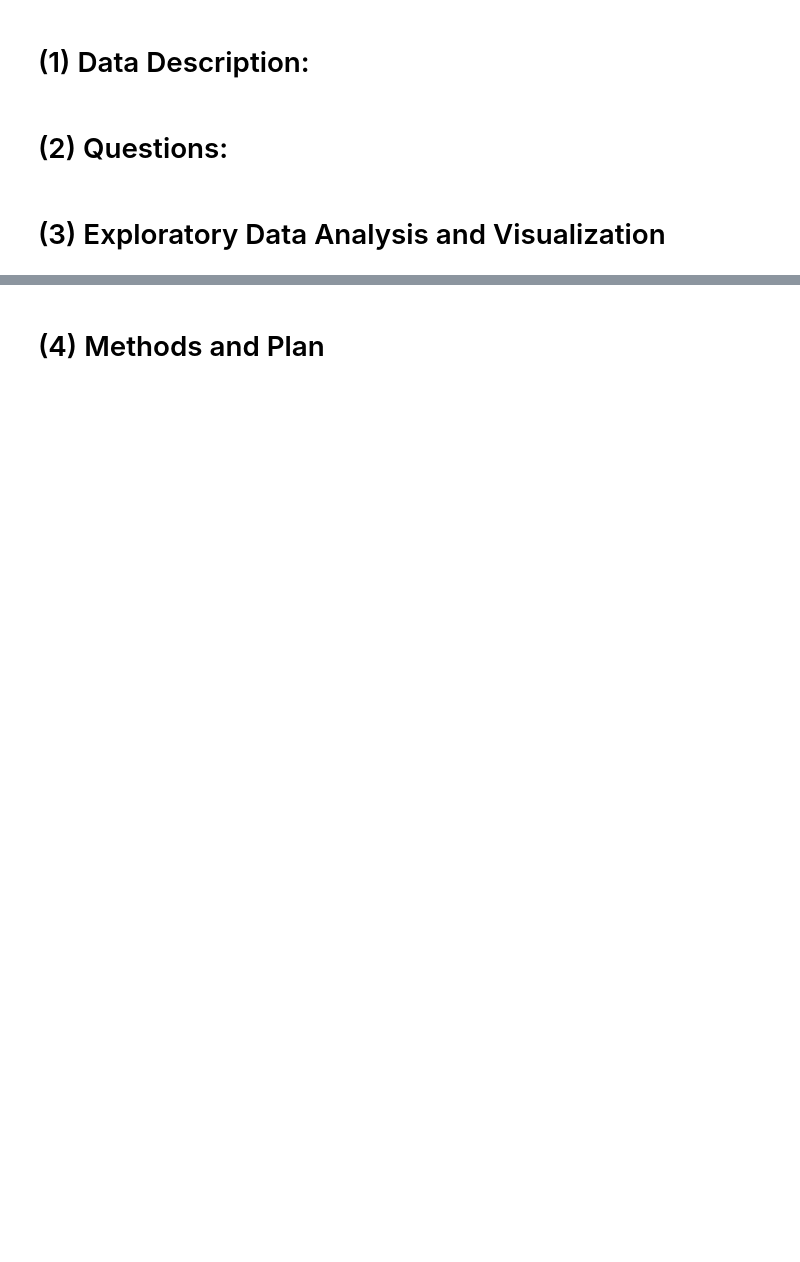
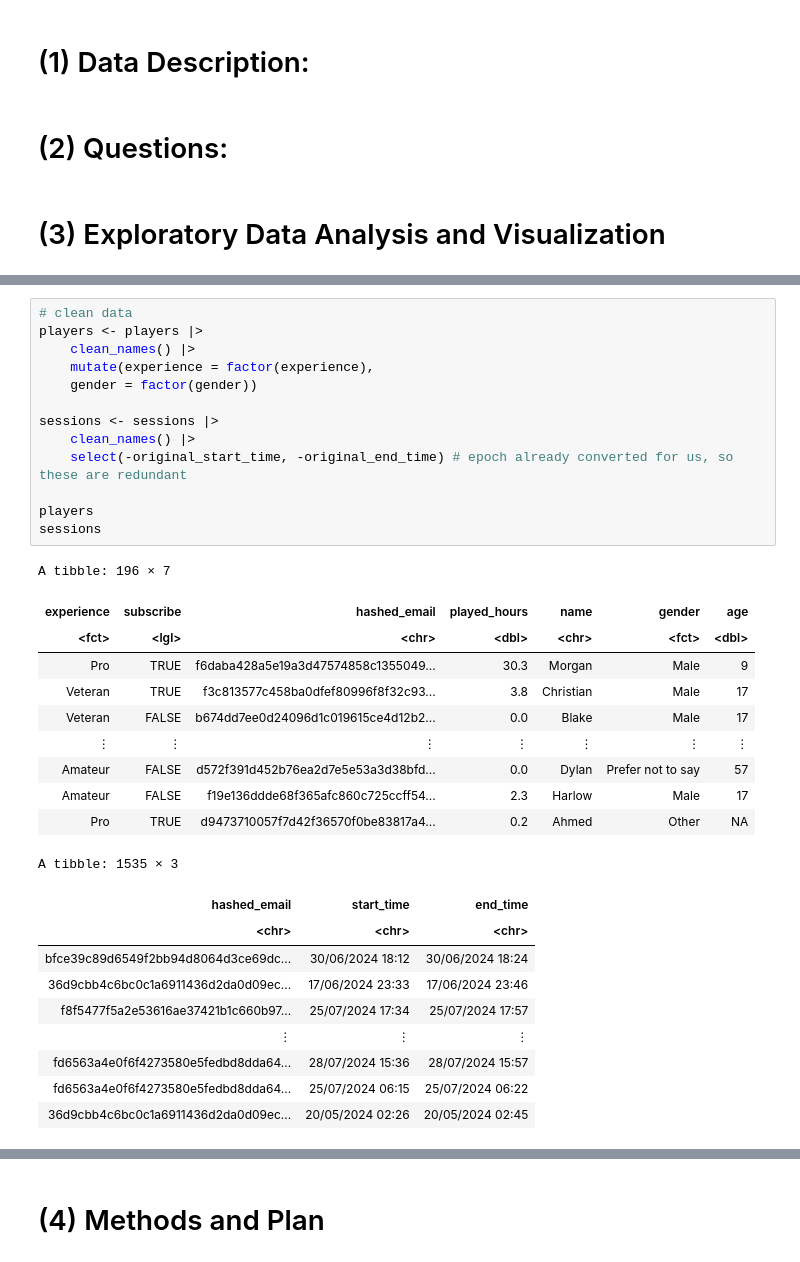
Before and after one commit to peteseta/dsci-100-project, a Jupyter notebook: planning-report.ipynb, the cells around one changed output, grey strips where cells are left out. Saved outputs shown, nothing was run; the diff lists cells and outputs as text; blank space fills up the shorter version.

```diff
--- a/planning-report.ipynb
+++ b/planning-report.ipynb
@@ -31,0 +75,34 @@ sessions
+# %%
+# clean data
+players <- players |>
+    clean_names() |>
+    mutate(experience = factor(experience),
+    gender = factor(gender))
+
+sessions <- sessions |>
+    clean_names() |>
+    select(-original_start_time, -original_end_time) # epoch already converted for us, so these are redundant
+
+players
+sessions
+# %% [output]
+A tibble: 196 × 7
+| experience | subscribe | hashed_email | played_hours | name | gender | age |
+| <fct> | <lgl> | <chr> | <dbl> | <chr> | <fct> | <dbl> |
+| Pro | TRUE | f6daba428a5e19a3d47574858c1355049... | 30.3 | Morgan | Male | 9 |
+| Veteran | TRUE | f3c813577c458ba0dfef80996f8f32c93... | 3.8 | Christian | Male | 17 |
+| Veteran | FALSE | b674dd7ee0d24096d1c019615ce4d12b2... | 0.0 | Blake | Male | 17 |
+| ⋮ | ⋮ | ⋮ | ⋮ | ⋮ | ⋮ | ⋮ |
+| Amateur | FALSE | d572f391d452b76ea2d7e5e53a3d38bfd... | 0.0 | Dylan | Prefer not to say | 57 |
+| Amateur | FALSE | f19e136ddde68f365afc860c725ccff54... | 2.3 | Harlow | Male | 17 |
+| Pro | TRUE | d9473710057f7d42f36570f0be83817a4... | 0.2 | Ahmed | Other | NA |
+A tibble: 1535 × 3
+| hashed_email | start_time | end_time |
+| <chr> | <chr> | <chr> |
+| bfce39c89d6549f2bb94d8064d3ce69dc... | 30/06/2024 18:12 | 30/06/2024 18:24 |
+| 36d9cbb4c6bc0c1a6911436d2da0d09ec... | 17/06/2024 23:33 | 17/06/2024 23:46 |
+| f8f5477f5a2e53616ae37421b1c660b97... | 25/07/2024 17:34 | 25/07/2024 17:57 |
+| ⋮ | ⋮ | ⋮ |
+| fd6563a4e0f6f4273580e5fedbd8dda64... | 28/07/2024 15:36 | 28/07/2024 15:57 |
+| fd6563a4e0f6f4273580e5fedbd8dda64... | 25/07/2024 06:15 | 25/07/2024 06:22 |
+| 36d9cbb4c6bc0c1a6911436d2da0d09ec... | 20/05/2024 02:26 | 20/05/2024 02:45 |
```
Also changed, not shown: parts of 5 cells of this notebook.
